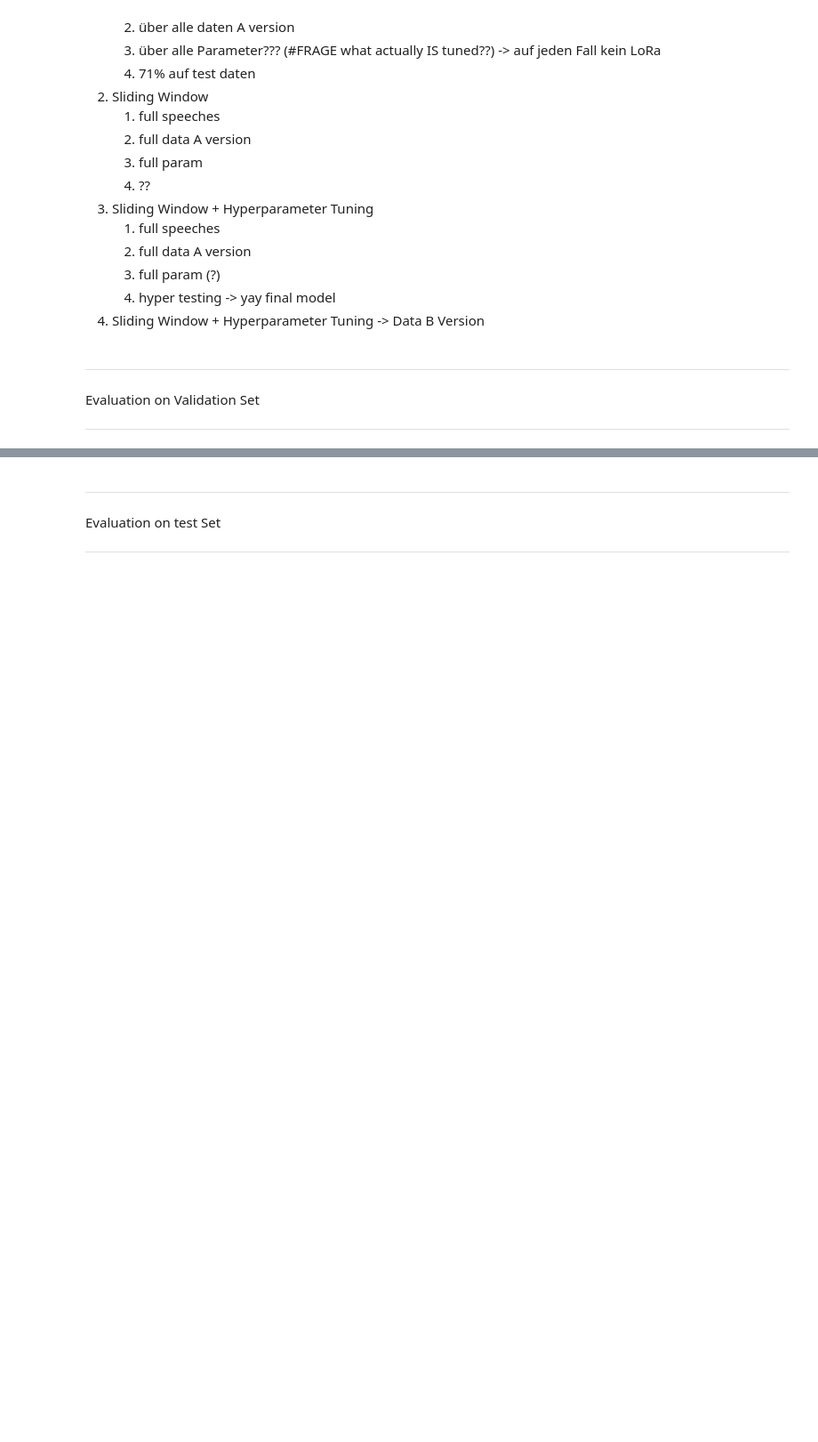
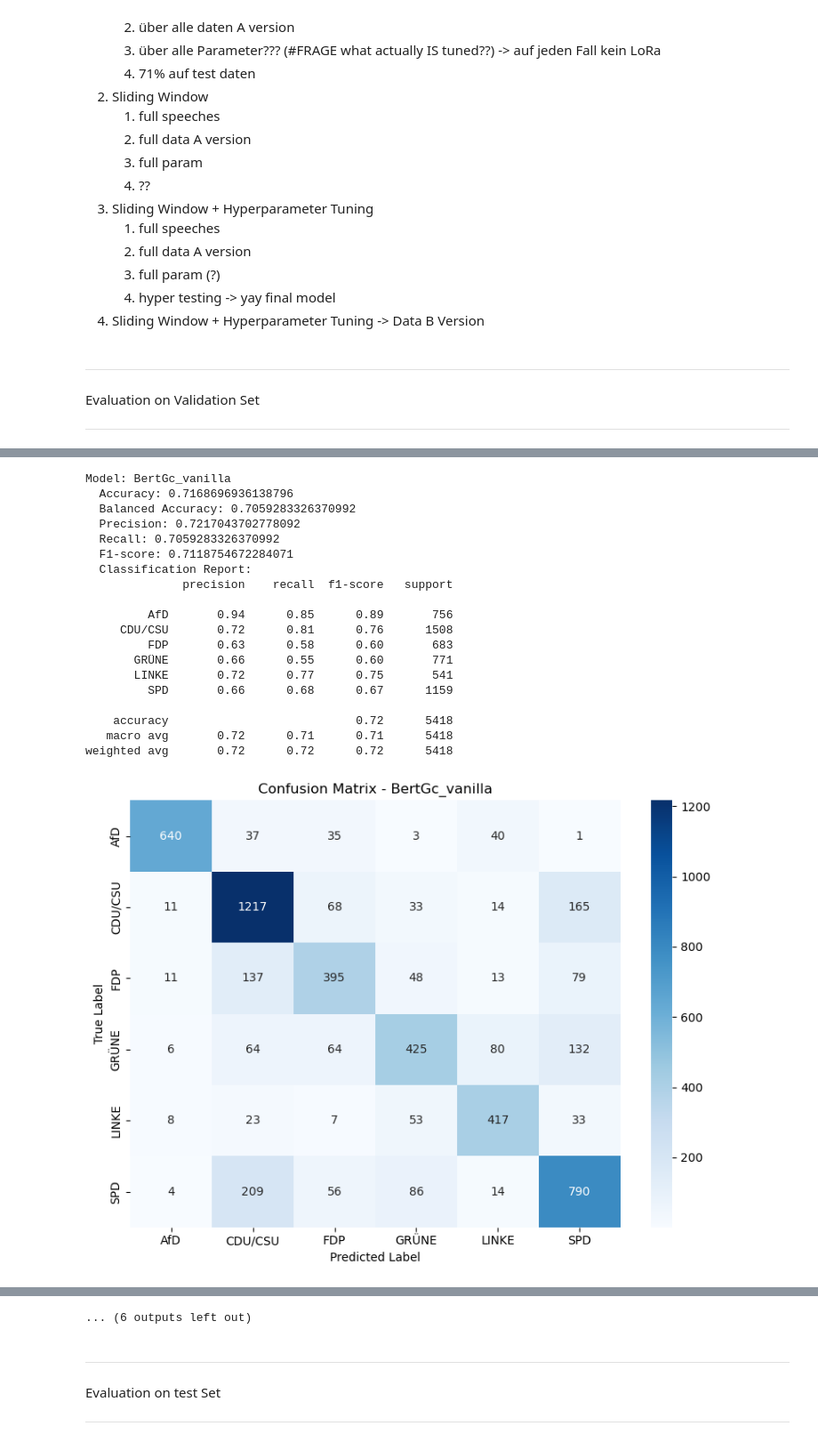
Before and after one commit to jelenameyer/dlss-project-lem, a Jupyter notebook: code/2.8_Comparing_Classifier_performance.ipynb, the cells around one changed output, grey strips where cells are left out. Shown at 89% size. Drawn from its saved outputs; the diff is of its cells as text; code cells hidden in the pictures; blank space fills up the shorter version.

```diff
--- a/code/2.8_Comparing_Classifier_performance.ipynb
+++ b/code/2.8_Comparing_Classifier_performance.ipynb
@@ -229,0 +141,32 @@ weighted avg       0.81      0.81      0.81      5418
+# %%
+# evaluate
+# On validation set
+all_results = {}
+
+for model in models:
+    result = get_metrics(model["val"][model["true_col"]], model["val"][model["pred_col"]], model["name"])
+    all_results[model["name"]] = result[model["name"]]
+
+# save in pd df
+val_df = pd.DataFrame(all_results).T  # Transposed so that every model a row
+# %% [output]
+Model: BertGc_vanilla
+  Accuracy: 0.7168696936138796
+  Balanced Accuracy: 0.7059283326370992
+  Precision: 0.7217043702778092
+  Recall: 0.7059283326370992
+  F1-score: 0.7118754672284071
+  Classification Report:
+              precision    recall  f1-score   support
+
+         AfD       0.94      0.85      0.89       756
+     CDU/CSU       0.72      0.81      0.76      1508
+         FDP       0.63      0.58      0.60       683
+       GRÜNE       0.66      0.55      0.60       771
+       LINKE       0.72      0.77      0.75       541
+         SPD       0.66      0.68      0.67      1159
+
+    accuracy                           0.72      5418
+   macro avg       0.72      0.71      0.71      5418
+weighted avg       0.72      0.72      0.72      5418
+[figure, added]
@@ -230,3 +273,4 @@ weighted avg       0.81      0.81      0.81      5418
+... (6 outputs left out)
 # %% [markdown]
 ____________________________________________________
 
```
Also changed, not shown: parts of 11 cells of this notebook, 34 other files.
